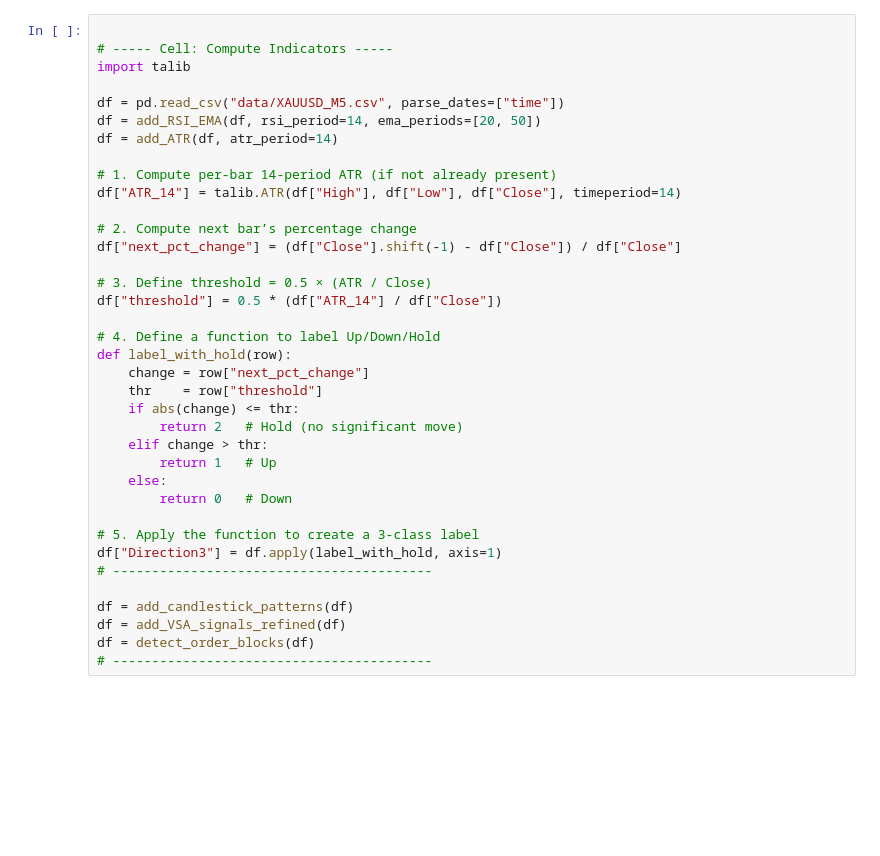
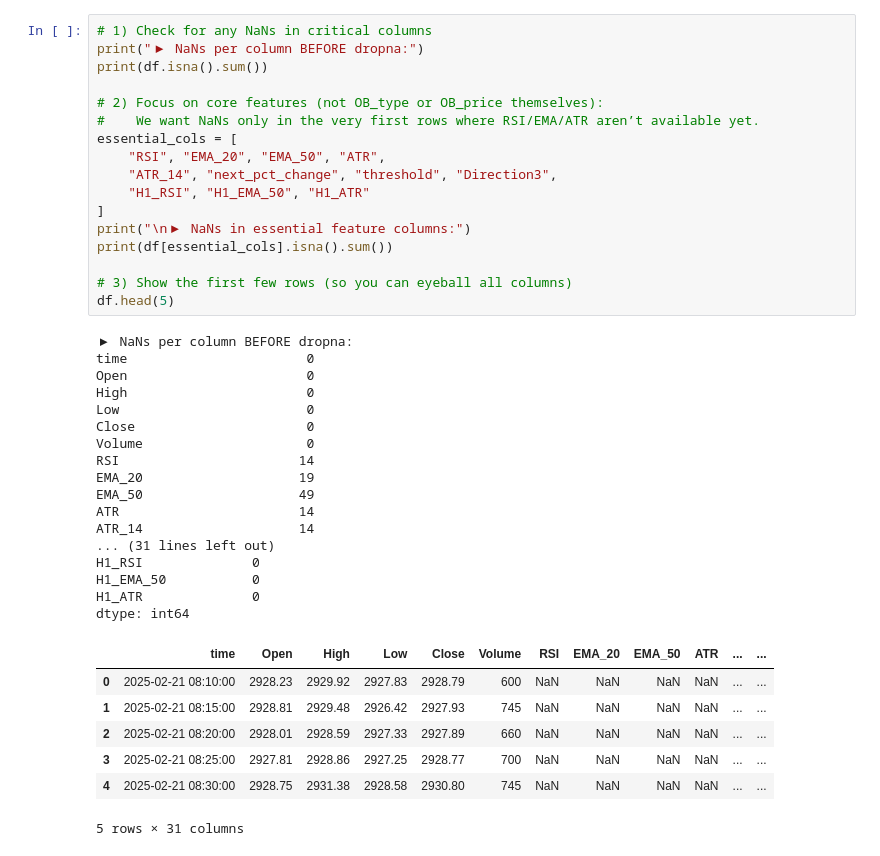
Before and after one commit to mahmer2011/trading_bot, a Jupyter notebook: notebooks/train_lstm.ipynb, the cells around one changed output. Saved outputs shown, nothing was run; the diff lists cells and outputs as text; blank space fills up the shorter version.

```diff
--- a/notebooks/train_lstm.ipynb
+++ b/notebooks/train_lstm.ipynb
@@ -23,38 +113,43 @@ df = pd.read_csv("data/XAUUSD_M5.csv", parse_dates=["time"])
 # %%
+# 1) Check for any NaNs in critical columns
+print("▶ NaNs per column BEFORE dropna:")
+print(df.isna().sum())
 
-# ----- Cell: Compute Indicators -----
-import talib
+# 2) Focus on core features (not OB_type or OB_price themselves):
+#    We want NaNs only in the very first rows where RSI/EMA/ATR aren’t available yet.
+essential_cols = [
+    "RSI", "EMA_20", "EMA_50", "ATR",
+    "ATR_14", "next_pct_change", "threshold", "Direction3",
+    "H1_RSI", "H1_EMA_50", "H1_ATR"
+]
+print("\n▶ NaNs in essential feature columns:")
+print(df[essential_cols].isna().sum())
 
-df = pd.read_csv("data/XAUUSD_M5.csv", parse_dates=["time"])
-df = add_RSI_EMA(df, rsi_period=14, ema_periods=[20, 50])
-df = add_ATR(df, atr_period=14)
-
-# 1. Compute per-bar 14-period ATR (if not already present)
-df["ATR_14"] = talib.ATR(df["High"], df["Low"], df["Close"], timeperiod=14)
-
-# 2. Compute next bar’s percentage change
-df["next_pct_change"] = (df["Close"].shift(-1) - df["Close"]) / df["Close"]
-
-# 3. Define threshold = 0.5 × (ATR / Close)
-df["threshold"] = 0.5 * (df["ATR_14"] / df["Close"])
-
-# 4. Define a function to label Up/Down/Hold
-def label_with_hold(row):
-    change = row["next_pct_change"]
-    thr    = row["threshold"]
-    if abs(change) <= thr:
-        return 2   # Hold (no significant move)
-    elif change > thr:
-        return 1   # Up
-    else:
-        return 0   # Down
-
-# 5. Apply the function to create a 3-class label
-df["Direction3"] = df.apply(label_with_hold, axis=1)
-# -----------------------------------------
-
-df = add_candlestick_patterns(df)
-df = add_VSA_signals_refined(df)
-df = detect_order_blocks(df)
-# -----------------------------------------
+# 3) Show the first few rows (so you can eyeball all columns)
+df.head(5)
+# %% [output]
+▶ NaNs per column BEFORE dropna:
+time                       0
+Open                       0
+High                       0
+Low                        0
+Close                      0
+Volume                     0
+RSI                       14
+EMA_20                    19
+EMA_50                    49
+ATR                       14
+ATR_14                    14
+... (31 lines left out)
+H1_RSI              0
+H1_EMA_50           0
+H1_ATR              0
+dtype: int64
+|  | time | Open | High | Low | Close | Volume | RSI | EMA_20 | EMA_50 | ATR | ... | ... |
+| 0 | 2025-02-21 08:10:00 | 2928.23 | 2929.92 | 2927.83 | 2928.79 | 600 | NaN | NaN | NaN | NaN | ... | ... |
+| 1 | 2025-02-21 08:15:00 | 2928.81 | 2929.48 | 2926.42 | 2927.93 | 745 | NaN | NaN | NaN | NaN | ... | ... |
+| 2 | 2025-02-21 08:20:00 | 2928.01 | 2928.59 | 2927.33 | 2927.89 | 660 | NaN | NaN | NaN | NaN | ... | ... |
+| 3 | 2025-02-21 08:25:00 | 2927.81 | 2928.86 | 2927.25 | 2928.77 | 700 | NaN | NaN | NaN | NaN | ... | ... |
+| 4 | 2025-02-21 08:30:00 | 2928.75 | 2931.38 | 2928.58 | 2930.80 | 745 | NaN | NaN | NaN | NaN | ... | ... |
+5 rows × 31 columns
 # %%
```
Also changed, not shown: parts of 12 cells of this notebook.
